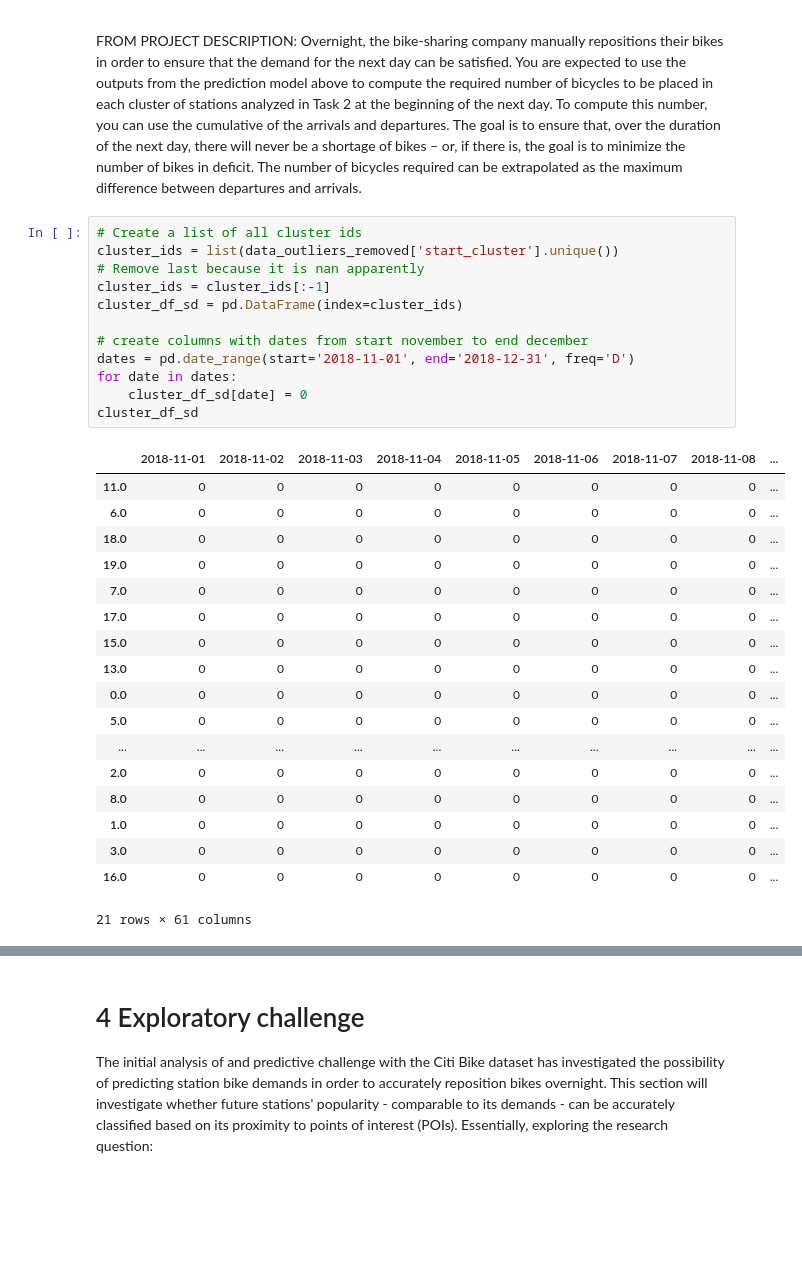
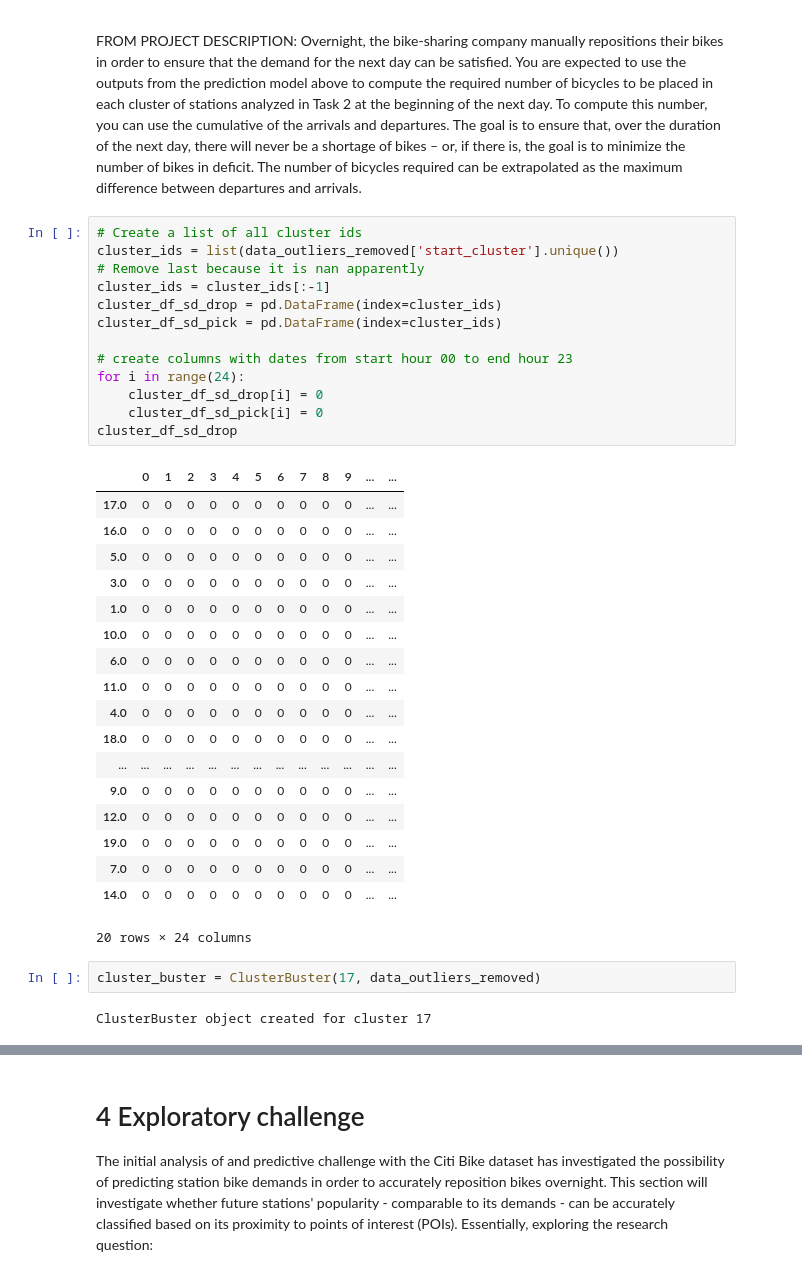
Before and after one commit to 4ug-aug/42577-IBA-Project, a Jupyter notebook: project_first_draft.ipynb, the cells around one changed output, grey strips where cells are left out. Cells and saved outputs as stored; diff of their text form; blank space fills up the shorter version.

```diff
--- a/project_first_draft.ipynb
+++ b/project_first_draft.ipynb
@@ -1312,31 +1332,36 @@ Overnight, the bike-sharing company manually repositions their bikes in order to
 # %%
 # Create a list of all cluster ids
 cluster_ids = list(data_outliers_removed['start_cluster'].unique())
 # Remove last because it is nan apparently
 cluster_ids = cluster_ids[:-1]
-cluster_df_sd = pd.DataFrame(index=cluster_ids)
+cluster_df_sd_drop = pd.DataFrame(index=cluster_ids)
+cluster_df_sd_pick = pd.DataFrame(index=cluster_ids)
 
-# create columns with dates from start november to end december
-dates = pd.date_range(start='2018-11-01', end='2018-12-31', freq='D')
-for date in dates:
-    cluster_df_sd[date] = 0
-cluster_df_sd
+# create columns with dates from start hour 00 to end hour 23
+for i in range(24):
+    cluster_df_sd_drop[i] = 0
+    cluster_df_sd_pick[i] = 0
+cluster_df_sd_drop
 # %% [output]
-|  | 2018-11-01 | 2018-11-02 | 2018-11-03 | 2018-11-04 | 2018-11-05 | 2018-11-06 | 2018-11-07 | 2018-11-08 | ... |
-| 11.0 | 0 | 0 | 0 | 0 | 0 | 0 | 0 | 0 | ... |
-| 6.0 | 0 | 0 | 0 | 0 | 0 | 0 | 0 | 0 | ... |
-| 18.0 | 0 | 0 | 0 | 0 | 0 | 0 | 0 | 0 | ... |
-| 19.0 | 0 | 0 | 0 | 0 | 0 | 0 | 0 | 0 | ... |
-| 7.0 | 0 | 0 | 0 | 0 | 0 | 0 | 0 | 0 | ... |
-| 17.0 | 0 | 0 | 0 | 0 | 0 | 0 | 0 | 0 | ... |
-| 15.0 | 0 | 0 | 0 | 0 | 0 | 0 | 0 | 0 | ... |
-| 13.0 | 0 | 0 | 0 | 0 | 0 | 0 | 0 | 0 | ... |
-| 0.0 | 0 | 0 | 0 | 0 | 0 | 0 | 0 | 0 | ... |
-| 5.0 | 0 | 0 | 0 | 0 | 0 | 0 | 0 | 0 | ... |
-| ... | ... | ... | ... | ... | ... | ... | ... | ... | ... |
-| 2.0 | 0 | 0 | 0 | 0 | 0 | 0 | 0 | 0 | ... |
-| 8.0 | 0 | 0 | 0 | 0 | 0 | 0 | 0 | 0 | ... |
-| 1.0 | 0 | 0 | 0 | 0 | 0 | 0 | 0 | 0 | ... |
-| 3.0 | 0 | 0 | 0 | 0 | 0 | 0 | 0 | 0 | ... |
-| 16.0 | 0 | 0 | 0 | 0 | 0 | 0 | 0 | 0 | ... |
+|  | 0 | 1 | 2 | 3 | 4 | 5 | 6 | 7 | 8 | 9 | ... | ... |
+| 17.0 | 0 | 0 | 0 | 0 | 0 | 0 | 0 | 0 | 0 | 0 | ... | ... |
+| 16.0 | 0 | 0 | 0 | 0 | 0 | 0 | 0 | 0 | 0 | 0 | ... | ... |
+| 5.0 | 0 | 0 | 0 | 0 | 0 | 0 | 0 | 0 | 0 | 0 | ... | ... |
+| 3.0 | 0 | 0 | 0 | 0 | 0 | 0 | 0 | 0 | 0 | 0 | ... | ... |
+| 1.0 | 0 | 0 | 0 | 0 | 0 | 0 | 0 | 0 | 0 | 0 | ... | ... |
+| 10.0 | 0 | 0 | 0 | 0 | 0 | 0 | 0 | 0 | 0 | 0 | ... | ... |
+| 6.0 | 0 | 0 | 0 | 0 | 0 | 0 | 0 | 0 | 0 | 0 | ... | ... |
+| 11.0 | 0 | 0 | 0 | 0 | 0 | 0 | 0 | 0 | 0 | 0 | ... | ... |
+| 4.0 | 0 | 0 | 0 | 0 | 0 | 0 | 0 | 0 | 0 | 0 | ... | ... |
+| 18.0 | 0 | 0 | 0 | 0 | 0 | 0 | 0 | 0 | 0 | 0 | ... | ... |
+| ... | ... | ... | ... | ... | ... | ... | ... | ... | ... | ... | ... | ... |
+| 9.0 | 0 | 0 | 0 | 0 | 0 | 0 | 0 | 0 | 0 | 0 | ... | ... |
+| 12.0 | 0 | 0 | 0 | 0 | 0 | 0 | 0 | 0 | 0 | 0 | ... | ... |
+| 19.0 | 0 | 0 | 0 | 0 | 0 | 0 | 0 | 0 | 0 | 0 | ... | ... |
+| 7.0 | 0 | 0 | 0 | 0 | 0 | 0 | 0 | 0 | 0 | 0 | ... | ... |
+| 14.0 | 0 | 0 | 0 | 0 | 0 | 0 | 0 | 0 | 0 | 0 | ... | ... |
-21 rows × 61 columns
+20 rows × 24 columns
+# %%
+cluster_buster = ClusterBuster(17, data_outliers_removed)
+# %% [output]
+ClusterBuster object created for cluster 17
```
Also changed, not shown: parts of 11 cells of this notebook.
